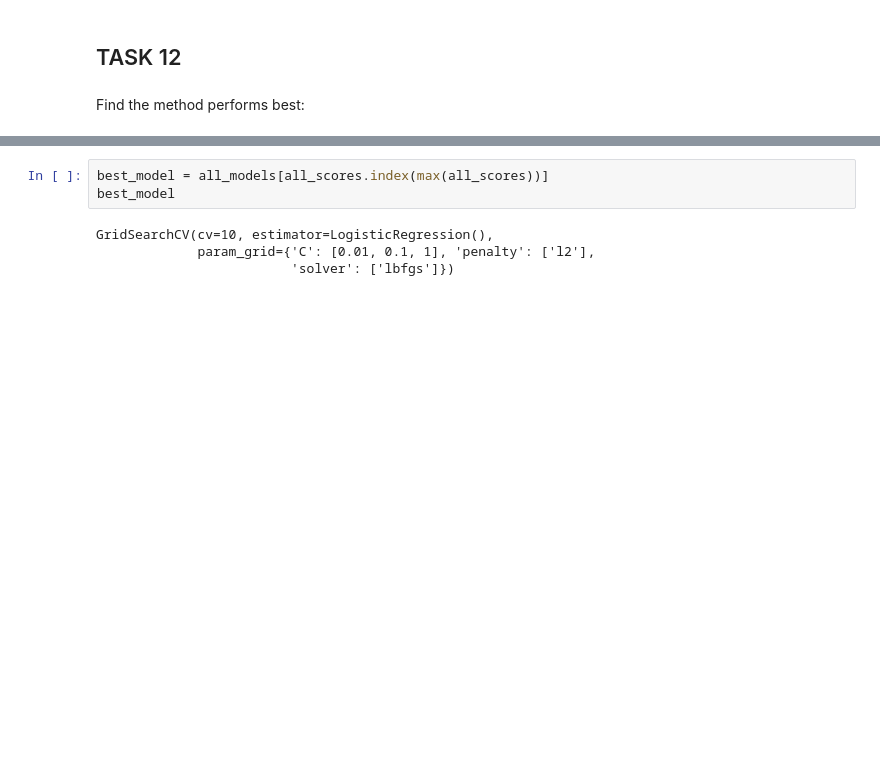
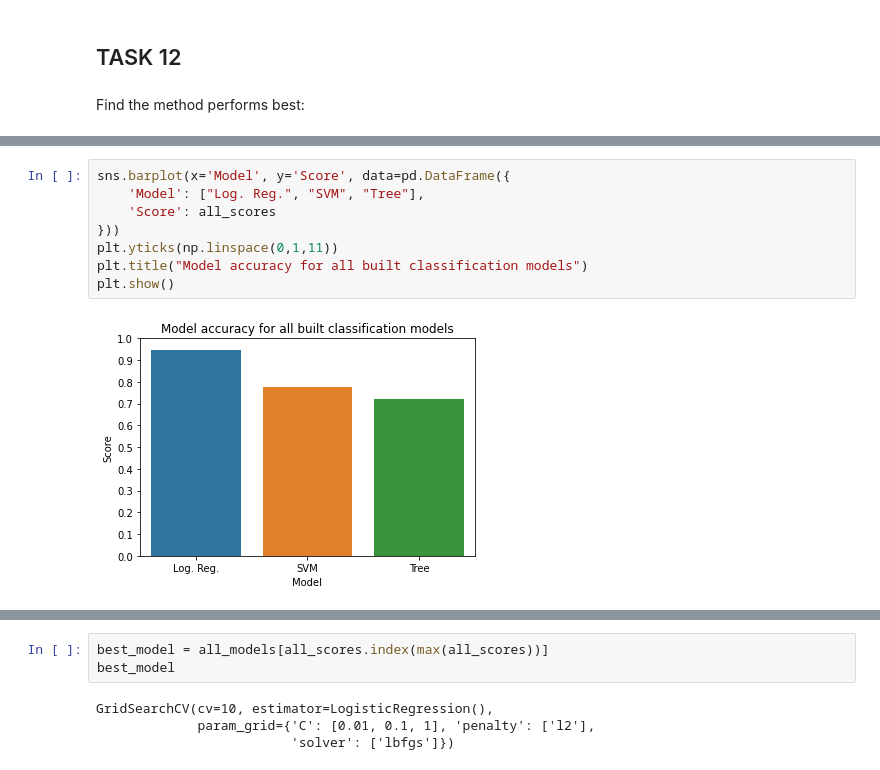
Before and after one commit to sentinel-1/IBM-Applied-Data-Science-Capstone, a Jupyter notebook: Machine Learning Prediction lab.ipynb, the cells around one changed output, grey strips where cells are left out. Saved outputs shown, nothing was run; the diff lists cells and outputs as text; blank space fills up the shorter version.

Commit message:
Add bar chart of all built classification model accuracies

```diff
--- a/Machine Learning Prediction lab.ipynb
+++ b/Machine Learning Prediction lab.ipynb
@@ -353,3 +353,13 @@ all_scores
+# %%
+sns.barplot(x='Model', y='Score', data=pd.DataFrame({
+    'Model': ["Log. Reg.", "SVM", "Tree"],
+    'Score': all_scores
+}))
+plt.yticks(np.linspace(0,1,11))
+plt.title("Model accuracy for all built classification models")
+plt.show()
+# %% [output]
+[figure, added]
 # %%
 from sklearn.metrics import jaccard_score
 
```
Also changed, not shown: parts of 16 cells of this notebook, 1 other file.
